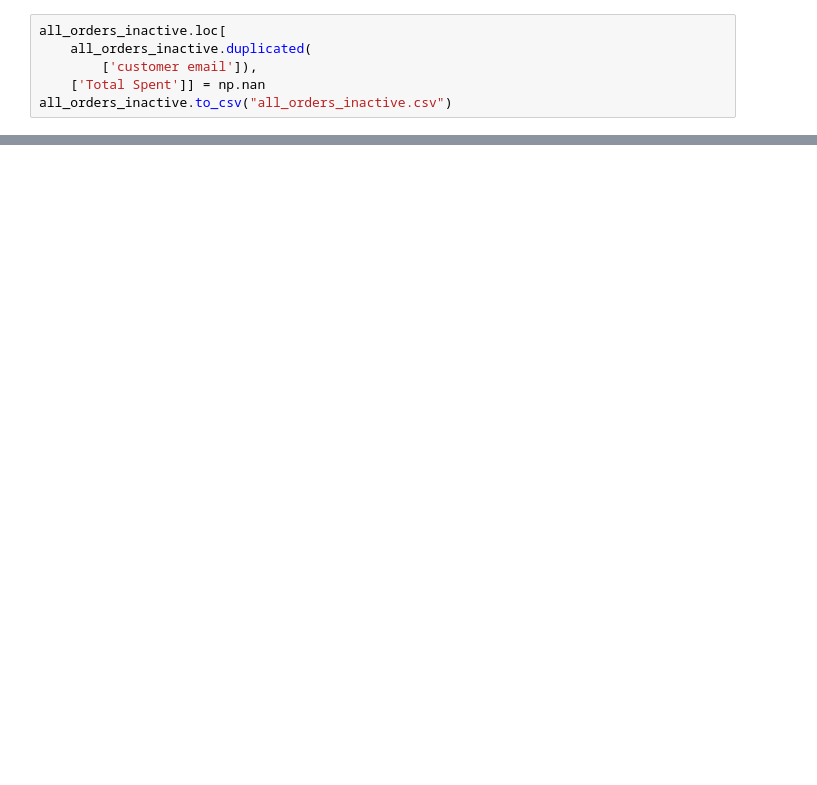
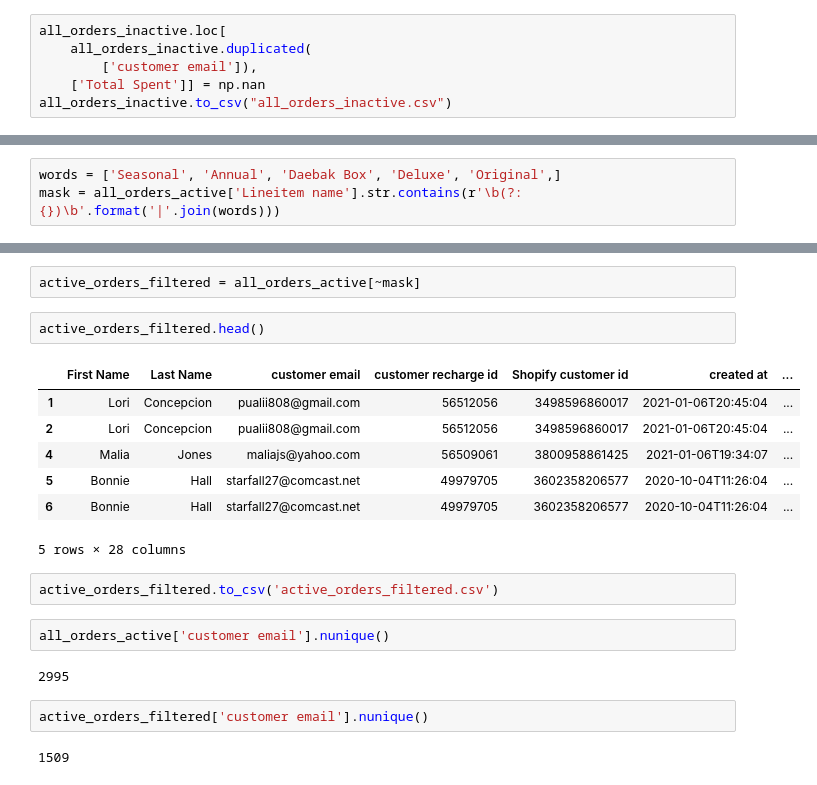
Before and after one commit to KrSuma/DaebakAnalysis, a Jupyter notebook: SubscriptionAnalysis.ipynb, the cells around one changed output, grey strips where cells are left out. Drawn from its saved outputs; the diff is of its cells as text; blank space fills up the shorter version.

```diff
--- a/SubscriptionAnalysis.ipynb
+++ b/SubscriptionAnalysis.ipynb
@@ -345,0 +432,3 @@ all_orders_inactive.to_csv("all_orders_inactive.csv")
+# %%
+words = ['Seasonal', 'Annual', 'Daebak Box', 'Deluxe', 'Original',]
+mask = all_orders_active['Lineitem name'].str.contains(r'\b(?:{})\b'.format('|'.join(words)))
@@ -345,0 +450,22 @@ all_orders_inactive.to_csv("all_orders_inactive.csv")
+# %%
+active_orders_filtered = all_orders_active[~mask]
+# %%
+active_orders_filtered.head()
+# %% [output]
+|  | First Name | Last Name | customer email | customer recharge id | Shopify customer id | created at | ... |
+| 1 | Lori | Concepcion | pualii808@gmail.com | 56512056 | 3498596860017 | 2021-01-06T20:45:04 | ... |
+| 2 | Lori | Concepcion | pualii808@gmail.com | 56512056 | 3498596860017 | 2021-01-06T20:45:04 | ... |
+| 4 | Malia | Jones | maliajs@yahoo.com | 56509061 | 3800958861425 | 2021-01-06T19:34:07 | ... |
+| 5 | Bonnie | Hall | starfall27@comcast.net | 49979705 | 3602358206577 | 2020-10-04T11:26:04 | ... |
+| 6 | Bonnie | Hall | starfall27@comcast.net | 49979705 | 3602358206577 | 2020-10-04T11:26:04 | ... |
+5 rows × 28 columns
+# %%
+active_orders_filtered.to_csv('active_orders_filtered.csv')
+# %%
+all_orders_active['customer email'].nunique()
+# %% [output]
+2995
+# %%
+active_orders_filtered['customer email'].nunique()
+# %% [output]
+1509
```
Also changed, not shown: parts of 14 cells of this notebook.
